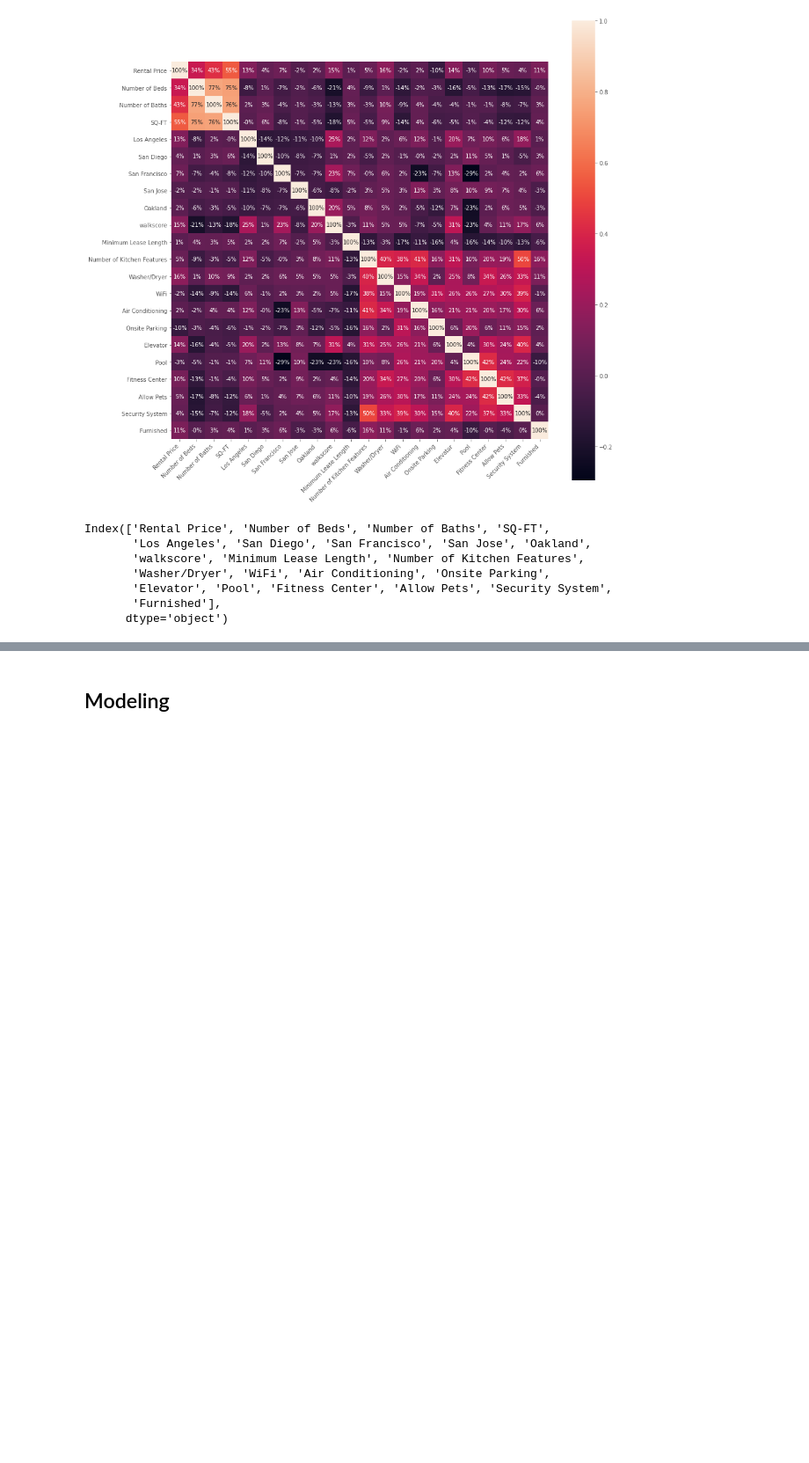
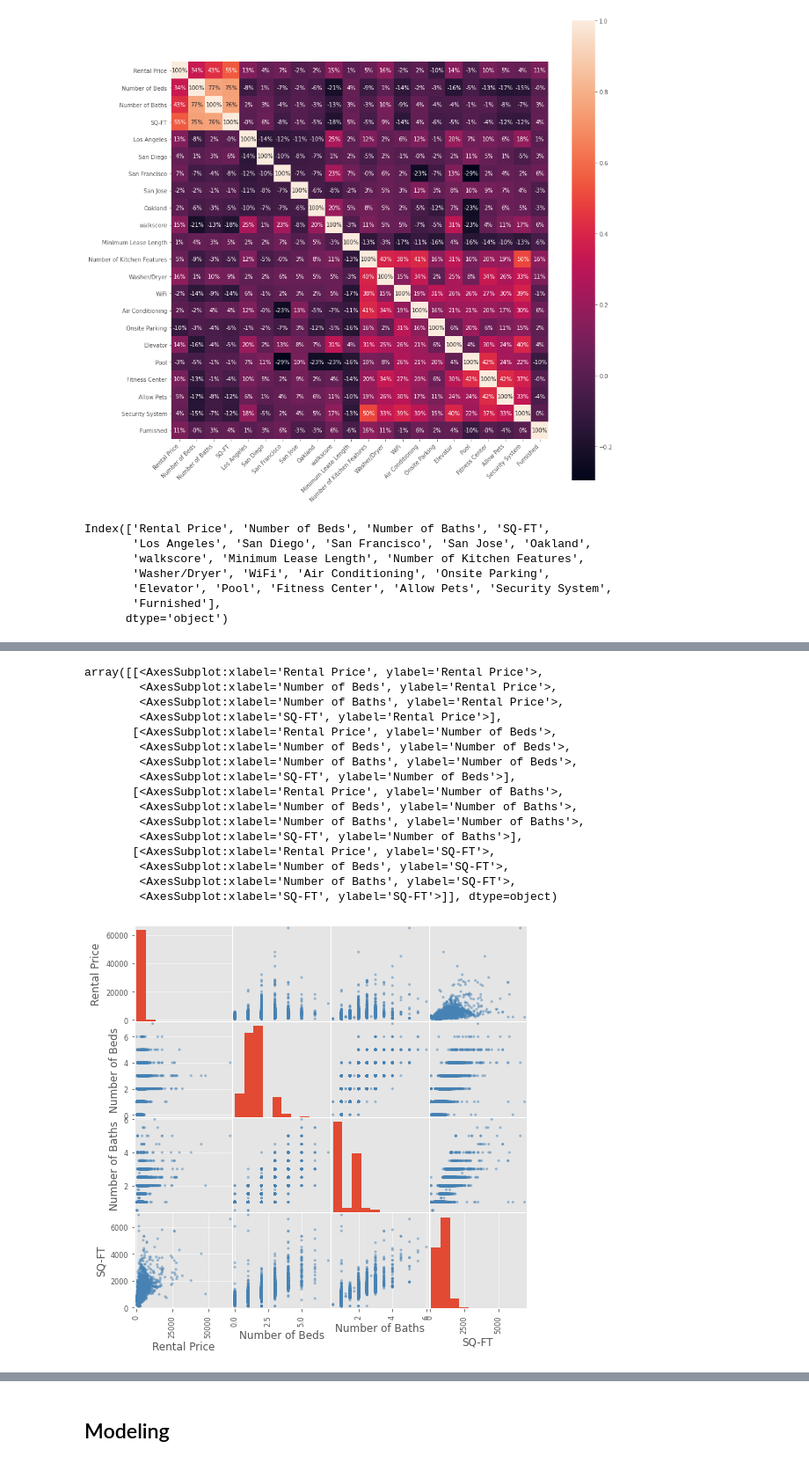
Before and after one commit to yenholaivy/CaliforniaRentalValueEstimation, a Jupyter notebook: data-analysis/apt_EDA.ipynb, the cells around one changed output, grey strips where cells are left out. Shown at 88% size. Drawn from its saved outputs; the diff is of its cells as text; code cells hidden in the pictures; blank space fills up the shorter version.

```diff
--- a/data-analysis/apt_EDA.ipynb
+++ b/data-analysis/apt_EDA.ipynb
@@ -320,0 +326,20 @@ Index(['Rental Price', 'Number of Beds', 'Number of Baths', 'SQ-FT',
+# %%
+pd.plotting.scatter_matrix(data3, figsize = (8,8), color = 'steelblue')
+# %% [output]
+array([[<AxesSubplot:xlabel='Rental Price', ylabel='Rental Price'>,
+        <AxesSubplot:xlabel='Number of Beds', ylabel='Rental Price'>,
+        <AxesSubplot:xlabel='Number of Baths', ylabel='Rental Price'>,
+        <AxesSubplot:xlabel='SQ-FT', ylabel='Rental Price'>],
+       [<AxesSubplot:xlabel='Rental Price', ylabel='Number of Beds'>,
+        <AxesSubplot:xlabel='Number of Beds', ylabel='Number of Beds'>,
+        <AxesSubplot:xlabel='Number of Baths', ylabel='Number of Beds'>,
+        <AxesSubplot:xlabel='SQ-FT', ylabel='Number of Beds'>],
+       [<AxesSubplot:xlabel='Rental Price', ylabel='Number of Baths'>,
+        <AxesSubplot:xlabel='Number of Beds', ylabel='Number of Baths'>,
+        <AxesSubplot:xlabel='Number of Baths', ylabel='Number of Baths'>,
+        <AxesSubplot:xlabel='SQ-FT', ylabel='Number of Baths'>],
+       [<AxesSubplot:xlabel='Rental Price', ylabel='SQ-FT'>,
+        <AxesSubplot:xlabel='Number of Beds', ylabel='SQ-FT'>,
+        <AxesSubplot:xlabel='Number of Baths', ylabel='SQ-FT'>,
+        <AxesSubplot:xlabel='SQ-FT', ylabel='SQ-FT'>]], dtype=object)
+[figure, added]
```
Also changed, not shown: parts of 62 cells of this notebook, 1 other file.
